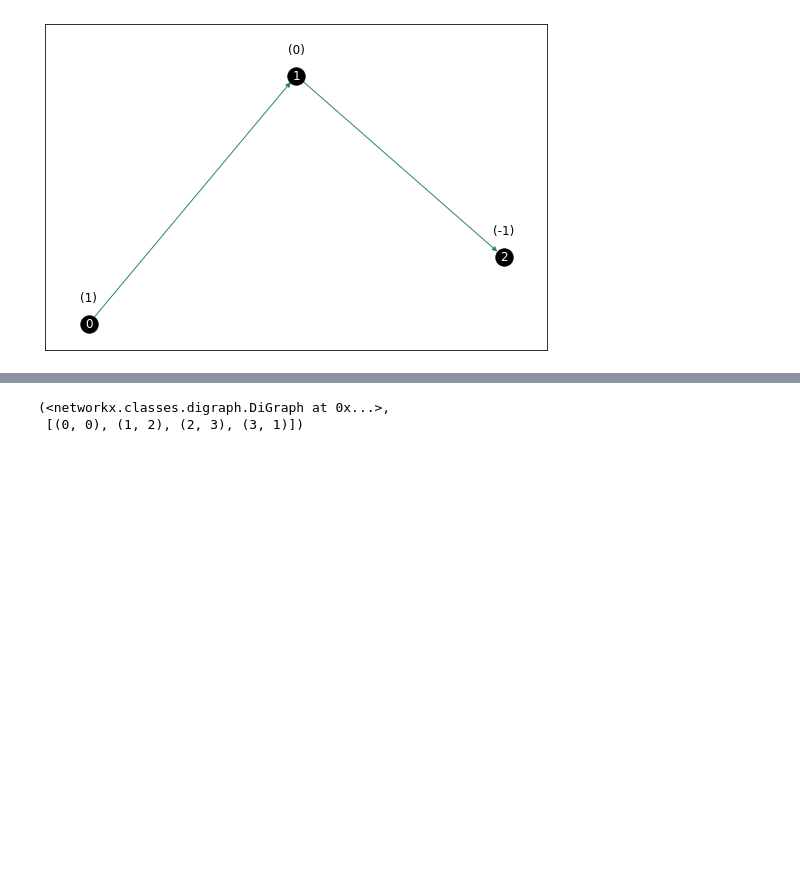
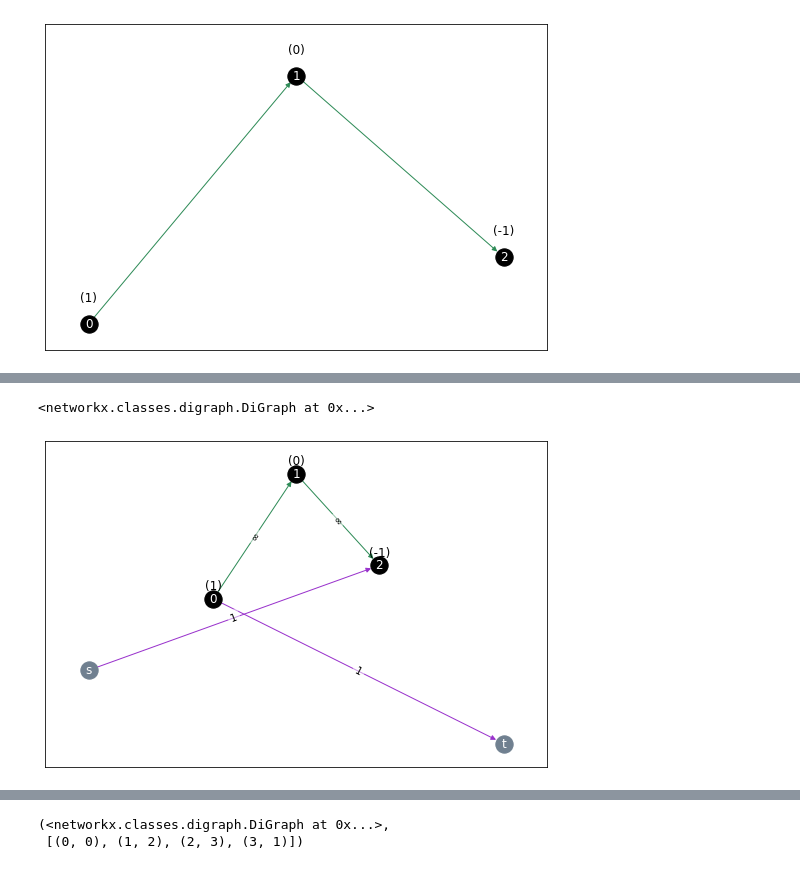
Before and after one commit to maxkapur/assignment, a Jupyter notebook: discussion.ipynb, the cells around one changed output, grey strips where cells are left out. Cells and saved outputs as stored; diff of their text form; code cells hidden in the pictures; blank space fills up the shorter version.

Commit message:
figured out the maximum-flow implementation; add to to-do

```diff
--- a/discussion.ipynb
+++ b/discussion.ipynb
@@ -157 +204,6 @@ assn_inst.draw_rotation_digraph(augment=False, opt=False, kwargs={'figsize': (9,
+# %%
+assn_inst.draw_rotation_digraph(augment=True, opt=False, kwargs={'figsize': (9, 6)})
+# %% [output]
+<networkx.classes.digraph.DiGraph at 0x...>
+[figure, added]
 # %% [markdown]
```
Also changed, not shown: parts of 12 cells of this notebook, 1 other file.
